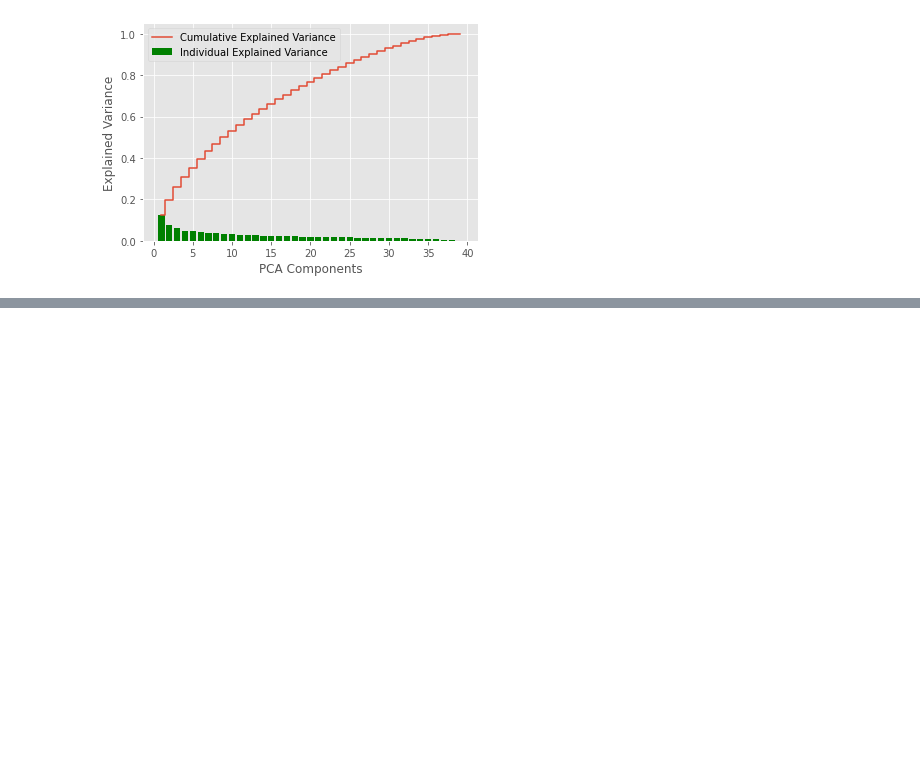
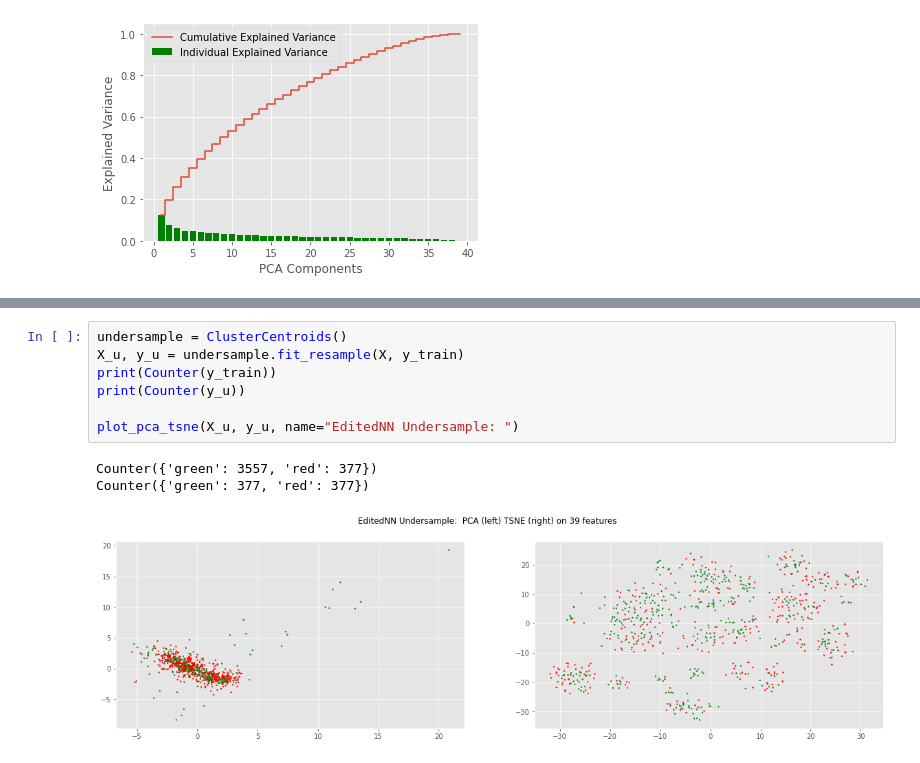
Before and after one commit to orientino/ml4cad, a Jupyter notebook: data_cluster.ipynb, the cells around one changed output, grey strips where cells are left out. Drawn from its saved outputs; the diff is of its cells as text; blank space fills up the shorter version.

```diff
--- a/data_cluster.ipynb
+++ b/data_cluster.ipynb
@@ -114,0 +130,11 @@ Text(0.5, 0.98, 'T-SNE on all 39 features (left) and on top 10 features found by
+# %%
+undersample = ClusterCentroids()
+X_u, y_u = undersample.fit_resample(X, y_train)
+print(Counter(y_train))
+print(Counter(y_u))
+
+plot_pca_tsne(X_u, y_u, name="EditedNN Undersample: ")
+# %% [output]
+Counter({'green': 3557, 'red': 377})
+Counter({'green': 377, 'red': 377})
+[figure, added]
```
Also changed, not shown: parts of 5 cells of this notebook, 20 other files.
